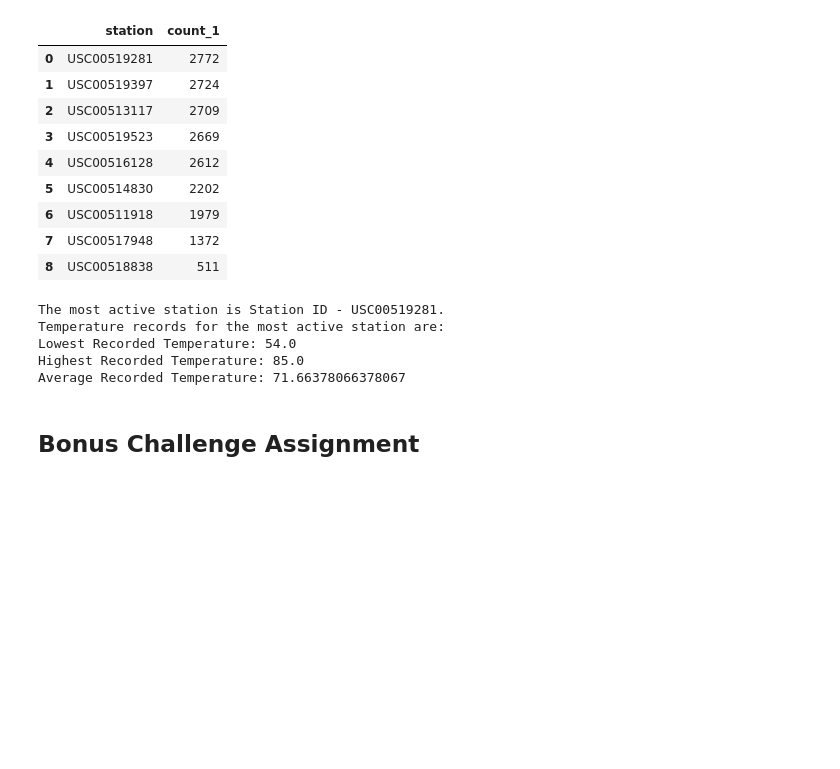
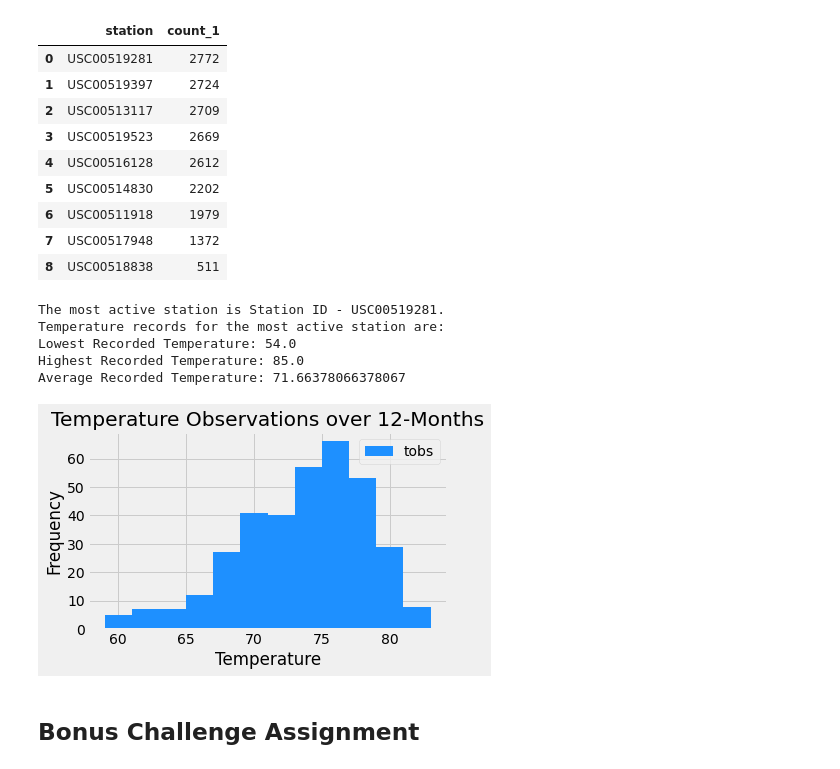
Before and after one commit to SusanCThomas/Climate-Analysis_SQLAlchemy_Challenge, a Jupyter notebook: climate_starter.ipynb, the cells around one changed output. Saved outputs shown, nothing was run; the diff lists cells and outputs as text; code cells hidden in the pictures; blank space fills up the shorter version.

Commit message:
created code to query temperature data

```diff
--- a/climate_starter.ipynb
+++ b/climate_starter.ipynb
@@ -151,6 +151,28 @@ Average Recorded Temperature: 71.66378066378067
 # %%
 # Choose the station with the highest number of temperature observations.
 # Query the last 12 months of temperature observation data for this station and plot the results as a histogram
+
+target_date = dt.date(2017, 8, 23)
+delta = dt.timedelta(days=365)
+query_date = target_date - delta
+
+tobs_query = session.query(Measurement.tobs)\
+    .filter(Measurement.station == 'USC00519281')\
+    .filter(Measurement.date >= query_date)\
+    .statement
+tobs_query
+
+tobs_query_df = pd.read_sql_query(tobs_query, session.bind)
+tobs_query_df
+
+observation = tobs_query_df.plot.hist(title="Temperature Observations over 12-Months", color="dodgerblue", bins=12)
+observation.set_xlabel('Temperature')
+
+plt.tight_layout()
+plt.savefig("Images/temp_observe.png")
+plt.show()
+# %% [output]
+[figure, added]
 # %% [markdown]
 ## Bonus Challenge Assignment
 # %%
```
